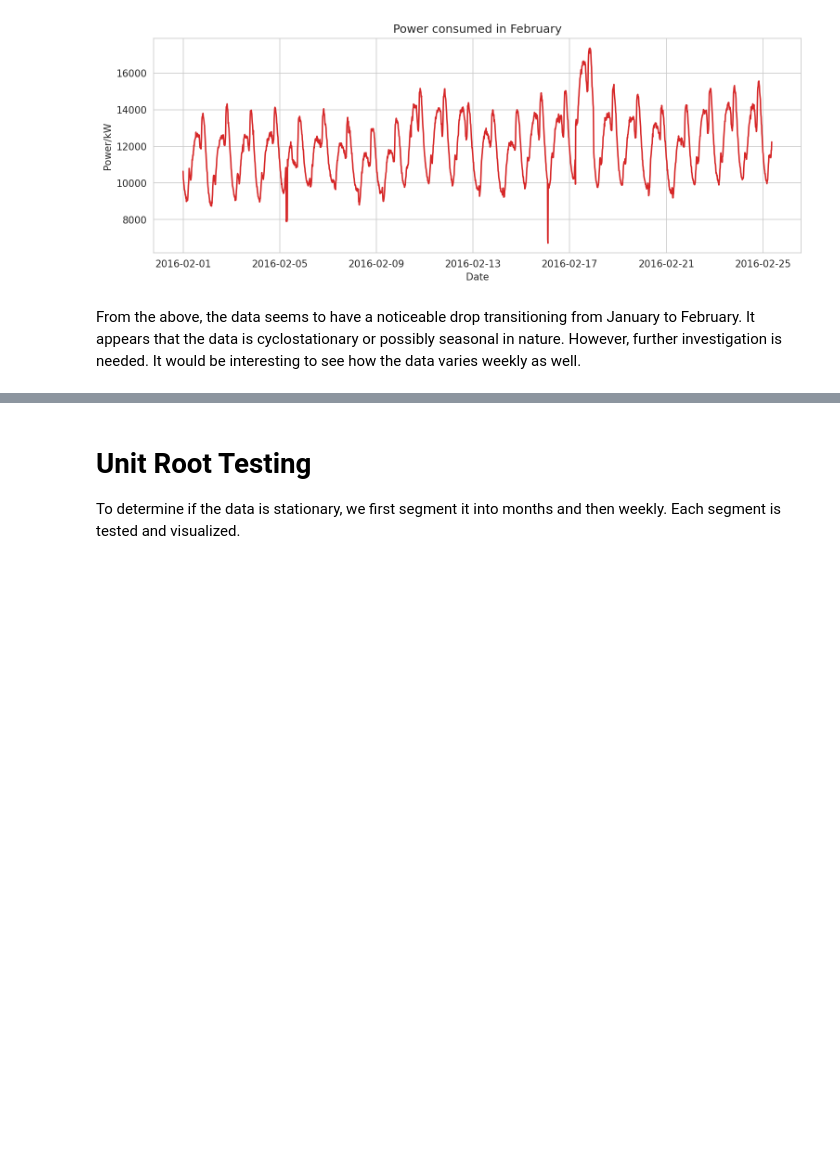
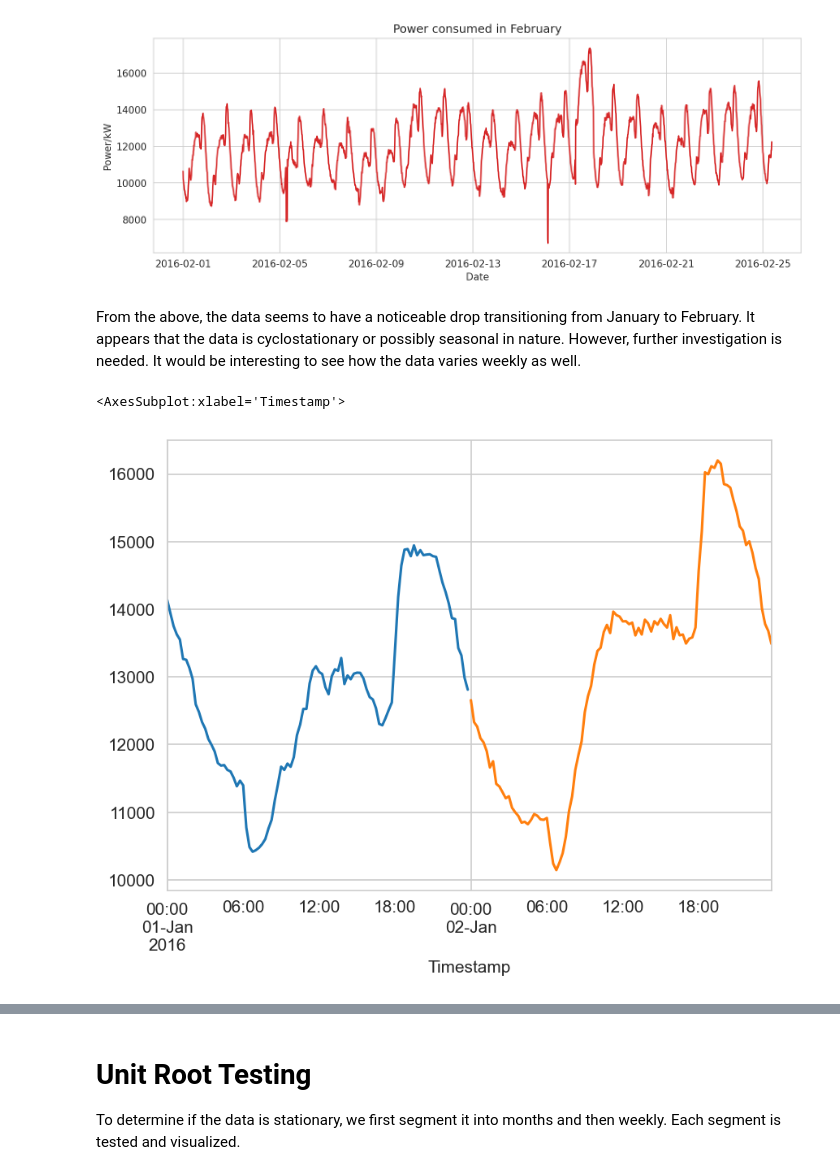
Before and after one commit to shanks847/EV-Grid-Integration-Study, a Jupyter notebook: notebooks/feeder_statistical_analysis.ipynb, the cells around one changed output, grey strips where cells are left out. Cells and saved outputs as stored; diff of their text form; code cells hidden in the pictures; blank space fills up the shorter version.

```diff
--- a/notebooks/feeder_statistical_analysis.ipynb
+++ b/notebooks/feeder_statistical_analysis.ipynb
@@ -83,3 +83,9 @@ plot_df(df, y=df['P total_SJN']['2016-02-01':], title='Power consumed in Februar
 [figure]
 # %% [markdown]
 From the above, the data seems to have a noticeable drop transitioning from January to February. It appears that the data is cyclostationary or possibly seasonal in nature. However, further investigation is needed. It would be interesting to see how the data varies weekly as well.
+# %%
+df['P total_SJN']['2016-01-01 00:00:00':'2016-01-01 23:45:00'].plot()
+df['P total_SJN']['2016-01-02 00:00:00':'2016-01-02 23:45:00'].plot()
+# %% [output]
+<AxesSubplot:xlabel='Timestamp'>
+[figure, added]
```
Also changed, not shown: parts of 3 cells of this notebook, 4 other files.
